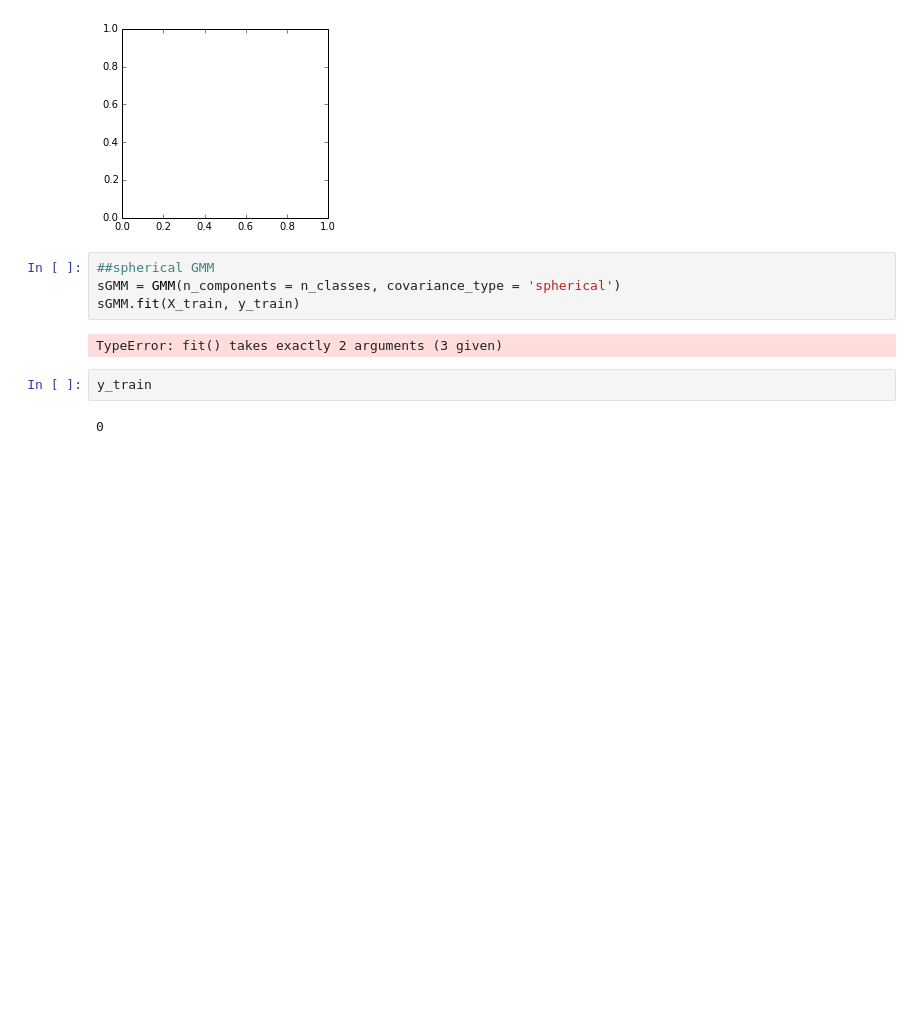
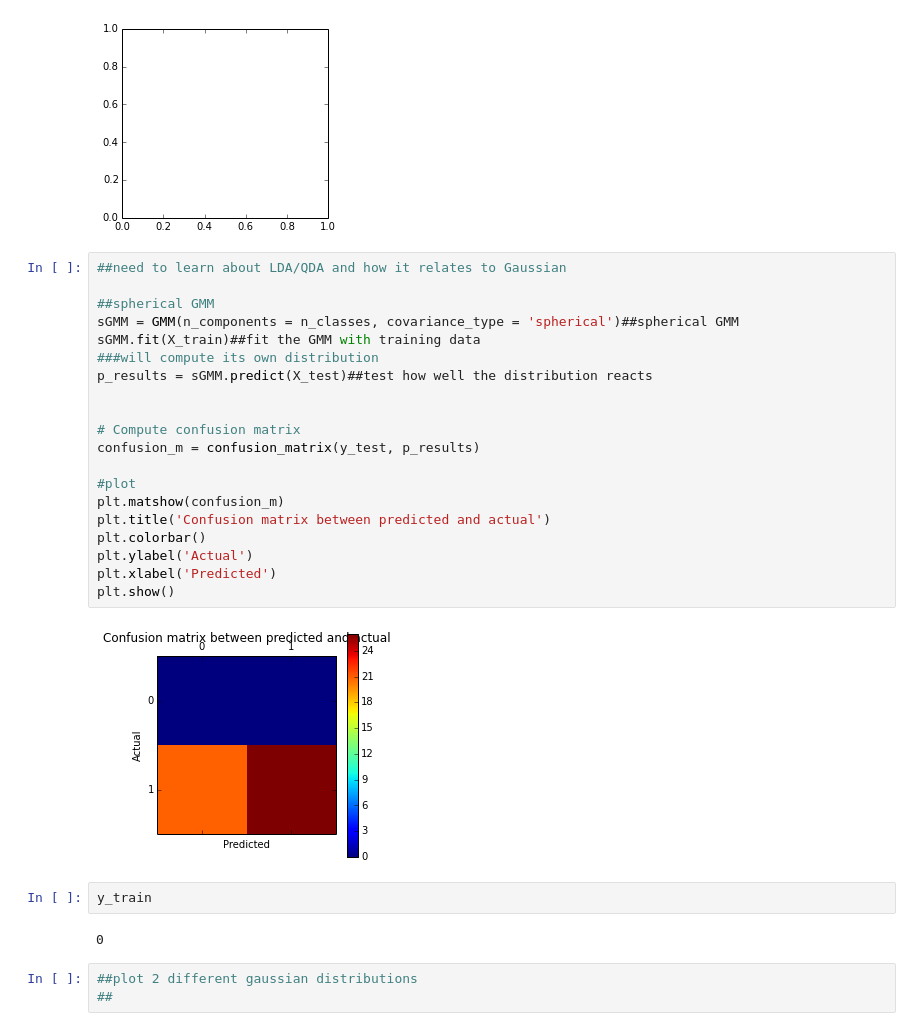
Before and after one commit to VicCastillo/nCASA, a Jupyter notebook: MFCC_based_classifier.ipynb, the cells around one changed output. Saved outputs shown, nothing was run; the diff lists cells and outputs as text; blank space fills up the shorter version.

```diff
--- a/MFCC_based_classifier.ipynb
+++ b/MFCC_based_classifier.ipynb
@@ -251,13 +255,32 @@ plt.show()
 # %% [output]
 IndexError: too many indices
 [figure]
-# %%
-##spherical GMM
-sGMM = GMM(n_components = n_classes, covariance_type = 'spherical')
-sGMM.fit(X_train, y_train)
-# %% [output]
-TypeError: fit() takes exactly 2 arguments (3 given)
+# %%
+##need to learn about LDA/QDA and how it relates to Gaussian
+
+##spherical GMM
+sGMM = GMM(n_components = n_classes, covariance_type = 'spherical')##spherical GMM
+sGMM.fit(X_train)##fit the GMM with training data
+###will compute its own distribution
+p_results = sGMM.predict(X_test)##test how well the distribution reacts
+
+
+# Compute confusion matrix
+confusion_m = confusion_matrix(y_test, p_results)
+
+#plot
+plt.matshow(confusion_m)
+plt.title('Confusion matrix between predicted and actual')
+plt.colorbar()
+plt.ylabel('Actual')
+plt.xlabel('Predicted')
+plt.show()
+# %% [output]
+[figure, added]
 # %%
 y_train
 # %% [output]
 0
+# %%
+##plot 2 different gaussian distributions
+##
```
Also changed, not shown: parts of 1 cell of this notebook.
